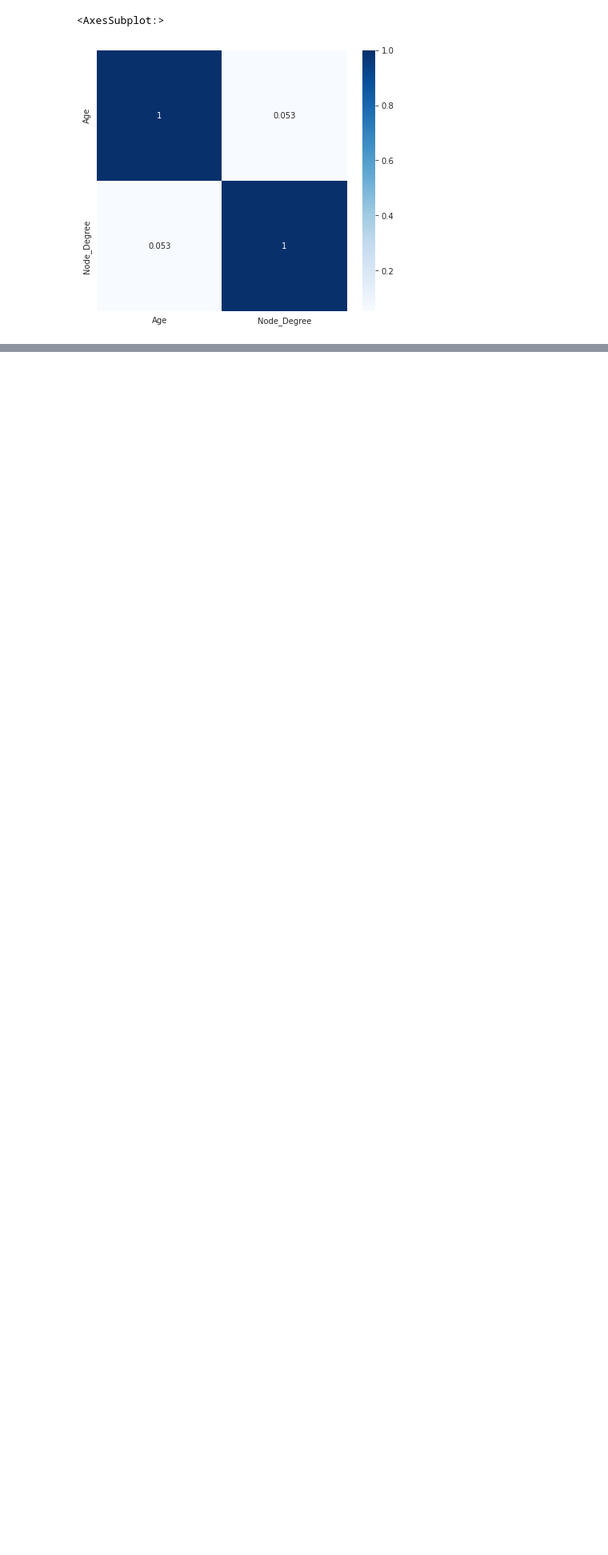
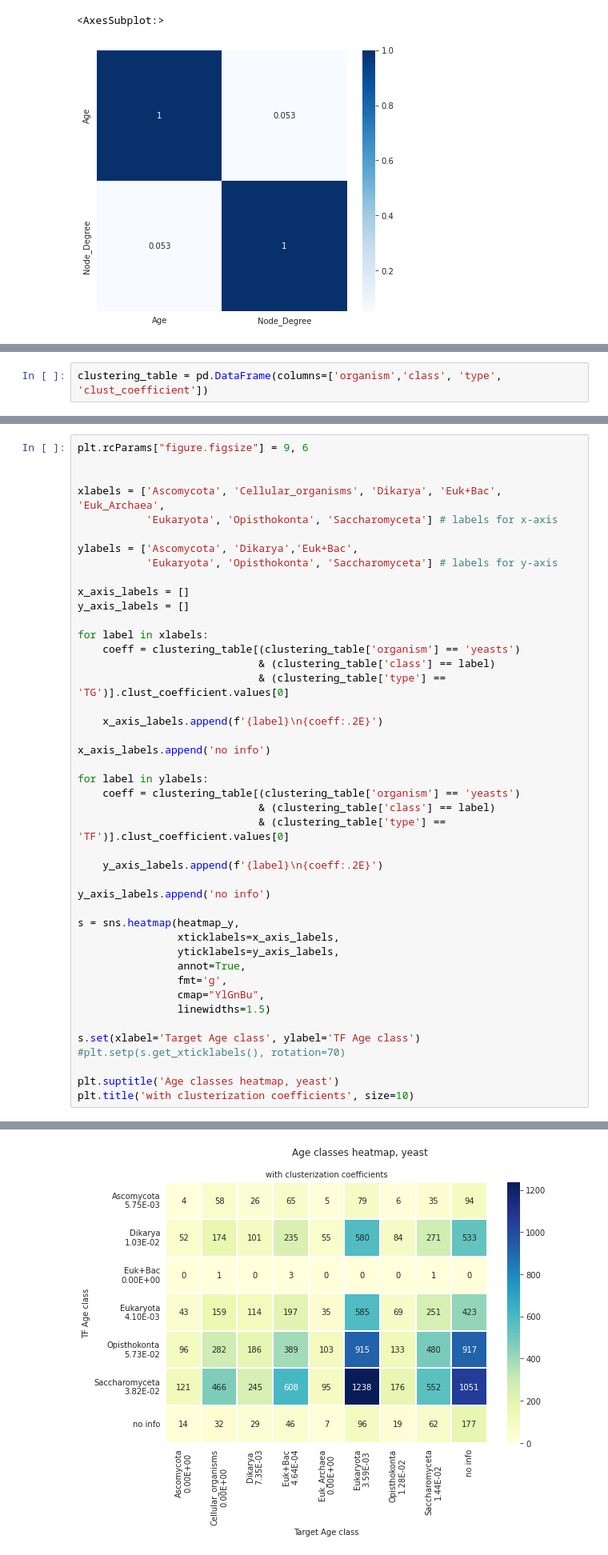
Before and after one commit to Freddsle/age_patterns, a Jupyter notebook: code/02_age_gene_classes.ipynb, the cells around one changed output, grey strips where cells are left out. Shown at 80% size. Drawn from its saved outputs; the diff is of its cells as text; blank space fills up the shorter version.

Commit message:
heatmaps add coef

```diff
--- a/code/02_age_gene_classes.ipynb
+++ b/code/02_age_gene_classes.ipynb
@@ -2191,0 +1959,2 @@ for i, class_ in enumerate(classes[1:]):
+# %%
+clustering_table = pd.DataFrame(columns=['organism','class', 'type', 'clust_coefficient'])
@@ -2191,0 +2230,45 @@ for i, class_ in enumerate(classes[1:]):
+# %%
+plt.rcParams["figure.figsize"] = 9, 6
+
+
+xlabels = ['Ascomycota', 'Cellular_organisms', 'Dikarya', 'Euk+Bac', 'Euk_Archaea',
+           'Eukaryota', 'Opisthokonta', 'Saccharomyceta'] # labels for x-axis
+
+ylabels = ['Ascomycota', 'Dikarya','Euk+Bac',
+           'Eukaryota', 'Opisthokonta', 'Saccharomyceta'] # labels for y-axis
+
+x_axis_labels = []
+y_axis_labels = []
+
+for label in xlabels:
+    coeff = clustering_table[(clustering_table['organism'] == 'yeasts')
+                             & (clustering_table['class'] == label)
+                             & (clustering_table['type'] == 'TG')].clust_coefficient.values[0]
+
+    x_axis_labels.append(f'{label}\n{coeff:.2E}')
+
+x_axis_labels.append('no info')
+
+for label in ylabels:
+    coeff = clustering_table[(clustering_table['organism'] == 'yeasts')
+                             & (clustering_table['class'] == label)
+                             & (clustering_table['type'] == 'TF')].clust_coefficient.values[0]
+
+    y_axis_labels.append(f'{label}\n{coeff:.2E}')
+
+y_axis_labels.append('no info')
+
+s = sns.heatmap(heatmap_y,
+                xticklabels=x_axis_labels,
+                yticklabels=y_axis_labels,
+                annot=True,
+                fmt='g',
+                cmap="YlGnBu",
+                linewidths=1.5)
+
+s.set(xlabel='Target Age class', ylabel='TF Age class')
+#plt.setp(s.get_xticklabels(), rotation=70)
+
+plt.suptitle('Age classes heatmap, yeast')
+plt.title('with clusterization coefficients', size=10)
+# %% [output]
@@ -2191,0 +2276 @@ for i, class_ in enumerate(classes[1:]):
+[figure, added]
```
Also changed, not shown: parts of 112 cells of this notebook.
